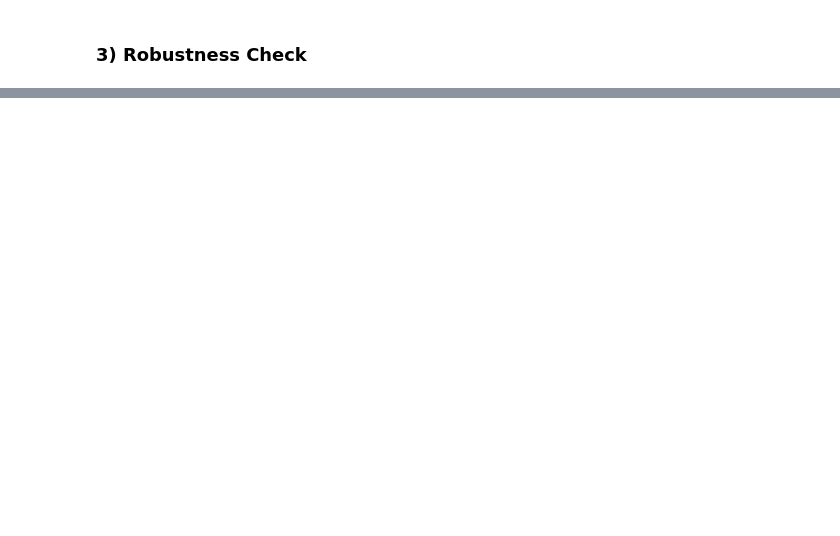
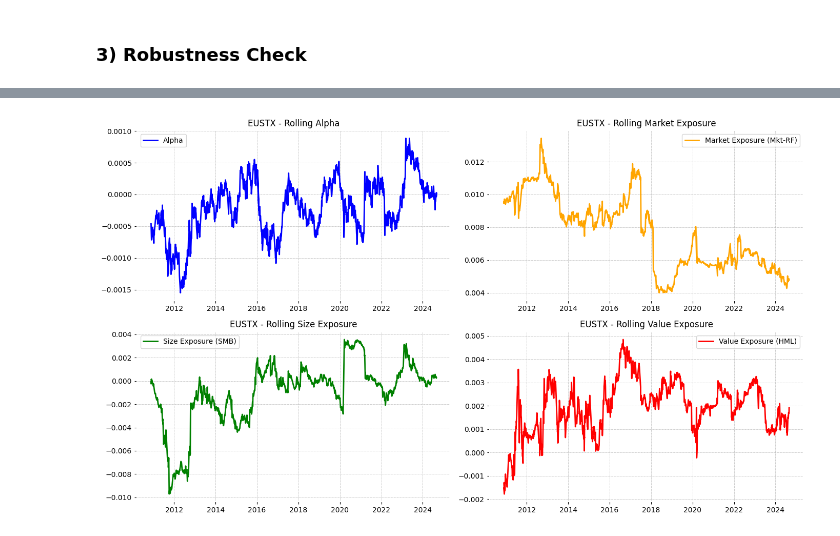
Before and after one commit to lkrsl/multi_factor_modelling_esg_factor_development, a Jupyter notebook: program.ipynb, the cells around one changed output, grey strips where cells are left out. Cells and saved outputs as stored; diff of their text form; code cells hidden in the pictures; blank space fills up the shorter version.

```diff
--- a/program.ipynb
+++ b/program.ipynb
@@ -329,0 +577,84 @@ HML and CMA: 0.60
+# %%
+import pandas as pd
+import numpy as np
+import statsmodels.api as sm
+import matplotlib.pyplot as plt
+
+def rolling_regression(data, fund, window=252):
+    try:
+        # Create a copy of the data to avoid modifying the original dataframe
+        df = data.copy()
+
+        # Ensure Date is in datetime format and set as index
+        df['Date'] = pd.to_datetime(df['Date'])
+        df.set_index('Date', inplace=True)
+
+        # Calculate daily returns for the fund
+        df[f'Daily_Return_{fund}'] = df[f'close_{fund}'].pct_change()
+
+        # Calculate excess returns: fund returns - risk-free rate
+        df[f'Excess_Return_{fund}'] = df[f'Daily_Return_{fund}'] - df['RF'] / 100  # Assuming RF is in percentage
+
+        # Prepare factors for regression
+        factors = ['Mkt-RF', 'SMB', 'HML']
+
+        # Store results in a DataFrame
+        results = pd.DataFrame(index=df.index)
+
+        # Perform rolling regression
+        for start in range(len(df) - window):
+            end = start + window
+            rolling_window_data = df.iloc[start:end]
+
+            # Prepare X and y for regression
+            X = rolling_window_data[factors].dropna()
+            y = rolling_window_data[f'Excess_Return_{fund}'].dropna()
+
+            # Ensure X and y have matching indices after dropping NaN values
+            common_index = X.index.intersection(y.index)
+            X = X.loc[common_index]
+            y = y.loc[common_index]
+
+            if len(y) > 0:  # Check if there are enough data points for regression
+                X_with_const = sm.add_constant(X)
+                model = sm.OLS(y, X_with_const).fit()
+                results.loc[rolling_window_data.index[-1], 'Alpha'] = model.params['const']
+                results.loc[rolling_window_data.index[-1], 'Mkt-RF'] = model.params['Mkt-RF']
+                results.loc[rolling_window_data.index[-1], 'SMB'] = model.params['SMB']
+                results.loc[rolling_window_data.index[-1], 'HML'] = model.params['HML']
+
+        # Plotting the results of the rolling regression analysis
+        plt.figure(figsize=(14, 8))
+        plt.subplot(2, 2, 1)
+        plt.plot(results['Alpha'], label='Alpha', color='blue')
+        plt.title(f'{fund.upper()} - Rolling Alpha')
+        plt.legend()
+
+        plt.subplot(2, 2, 2)
+        plt.plot(results['Mkt-RF'], label='Market Exposure (Mkt-RF)', color='orange')
+        plt.title(f'{fund.upper()} - Rolling Market Exposure')
+        plt.legend()
+
+        plt.subplot(2, 2, 3)
+        plt.plot(results['SMB'], label='Size Exposure (SMB)', color='green')
+        plt.title(f'{fund.upper()} - Rolling Size Exposure')
+        plt.legend()
+
+        plt.subplot(2, 2, 4)
+        plt.plot(results['HML'], label='Value Exposure (HML)', color='red')
+        plt.title(f'{fund.upper()} - Rolling Value Exposure')
+        plt.legend()
+
+        plt.tight_layout()
+        plt.show()
+
+    except Exception as e:
+        print(f"Error processing data for {fund}: {str(e)}")
+        print(f"Error type: {type(e).__name__}")
+        print(f"Error details: {e.args}")
+
+# Run rolling regression analysis for each fund with a specified window size (e.g., 252 trading days)
+for fund in ['eustx', 'sp500', 'msci']:
+    rolling_regression(data, fund, window=252)
+# %% [output]
+[figure, added]
```
Also changed, not shown: parts of 26 cells of this notebook, 2 other files.
